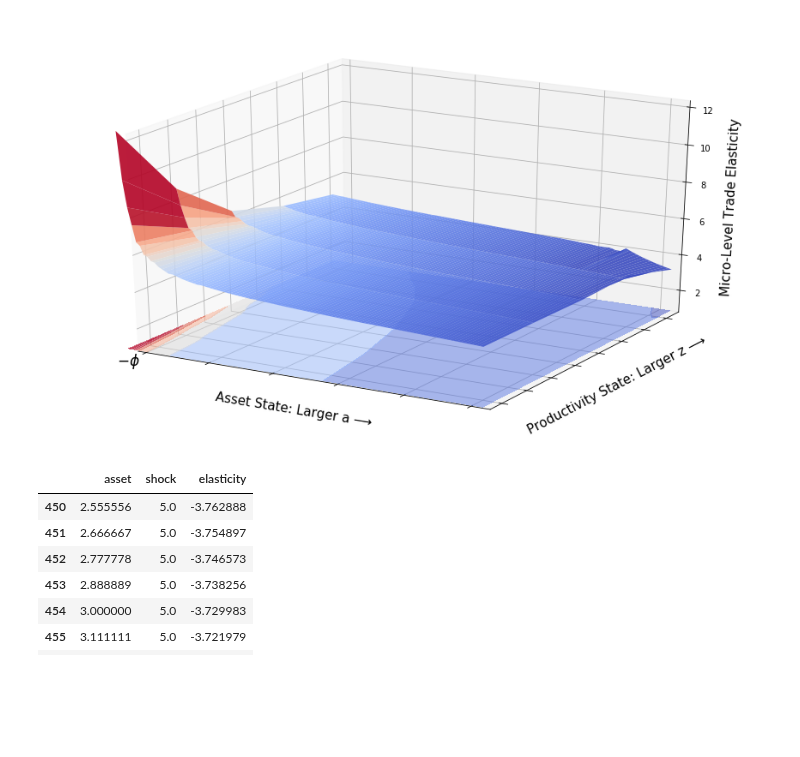
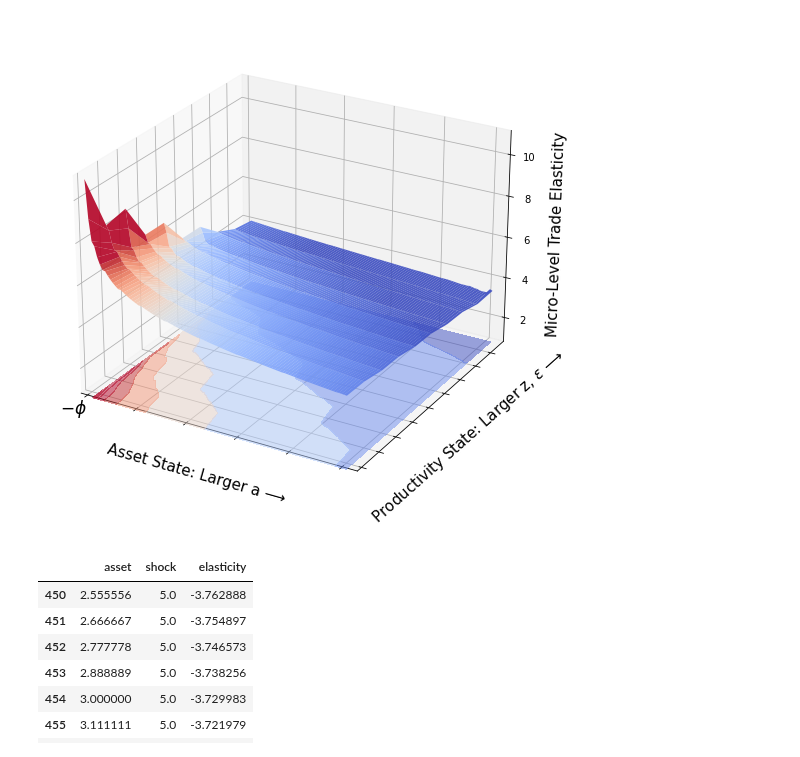
Before and after one commit to mwaugh0328/heterogeneous-agent-trade, a Jupyter notebook: notebooks/plot-elasticity.ipynb, the cells around one changed output. Saved outputs shown, nothing was run; the diff lists cells and outputs as text; code cells hidden in the pictures; blank space fills up the shorter version.

Commit message:
elasticity at calibration

```diff
--- a/notebooks/plot-elasticity.ipynb
+++ b/notebooks/plot-elasticity.ipynb
@@ -36,37 +36,41 @@ def create_grid(df,x,y,z):
 # %%
 x, y, z = create_grid(elasticity,"asset","shock","elasticity")
 
 fig = plt.figure(figsize = (15,9))
 
 ax = fig.gca(projection='3d')
 
 surf = ax.plot_surface(x, y, -1.0*z, rstride=1, cstride=1, cmap='coolwarm', norm=colors.Normalize(vmin=3.5, vmax=7),
                     linewidth=0, antialiased=True, alpha = 0.90, linestyles = "dashed")
 
-ofs = .40
+ofs = .50
 
-ax.contourf(x, y, -1*z, 10, offset=ofs, cmap='coolwarm', norm=colors.Normalize(vmin=3, vmax=8),
+ax.contourf(x, y, -1*z, 10, offset=ofs, cmap='coolwarm', norm=colors.Normalize(vmin=3, vmax=7),
                  alpha = 0.50, linestyles = "dashed")
 
 ax.view_init(25,300)
 ax.set_xlim(-2.05,8.35)
-ax.set_ylim(0.85,4.7)
+ax.set_xticklabels([])
+
+ax.set_ylim(0.95,9.7)
+ax.set_yticklabels([])
+
 ax.set_zlim(1.0)
 
-ax.text(-2.75, 0.65, 0, "$-\phi$", fontsize = 17)
+ax.text(-2.75, 0.25, 0, "$-\phi$", fontsize = 17)
 
-ax.set_yticklabels([])
-ax.set_xticklabels([])
+#
+#
 
-ax.set_ylabel("\n Productivity State: Larger z ⟶ ", fontsize = 15)
+ax.set_ylabel("\n Productivity State: Larger z, $\epsilon$ ⟶ ", fontsize = 15)
 ax.set_xlabel("\n Asset State: Larger a ⟶ " , fontsize = 15)
 ax.set_zlabel("\n Micro-Level Trade Elasticity ", fontsize = 15)
 
-plt.savefig("../notes/figures/micro-elasticity.pdf", bbox_inches = "tight", dip = 3600)
+#plt.savefig("../notes/figures/micro-elasticity.pdf", bbox_inches = "tight", dip = 3600)
 
 plt.show()
 # %% [output]
-[figure, old version]
+[figure, new version]
 # %%
 elasticity.tail(50)
 # %% [output]
```
Also changed, not shown: parts of 1 cell of this notebook, 2 other files.
